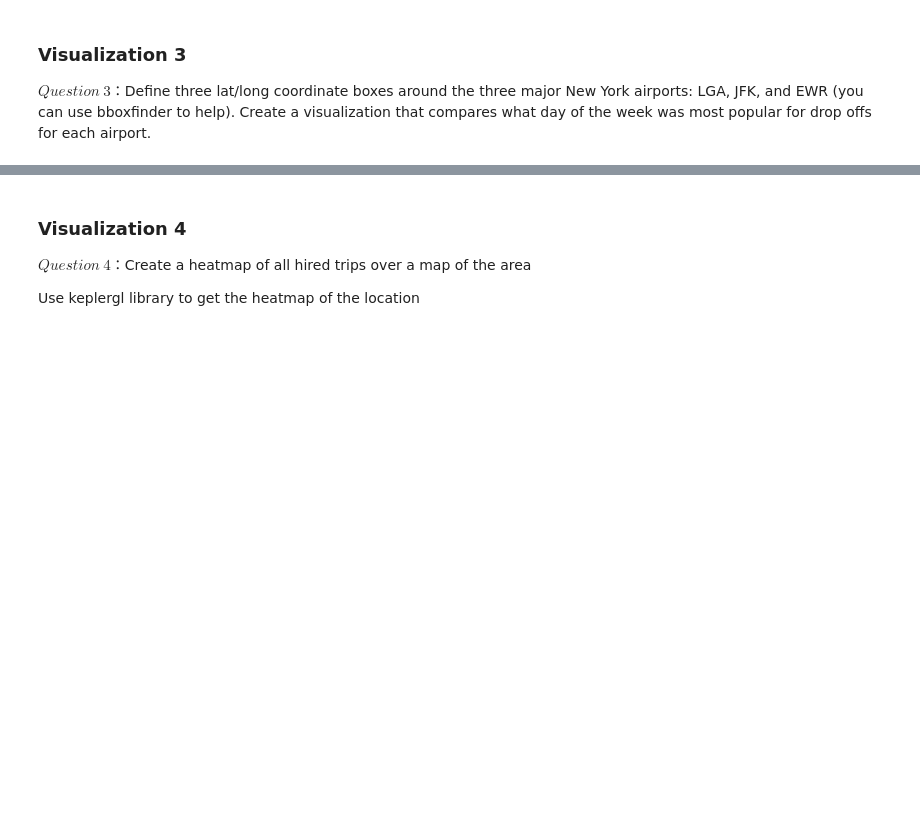
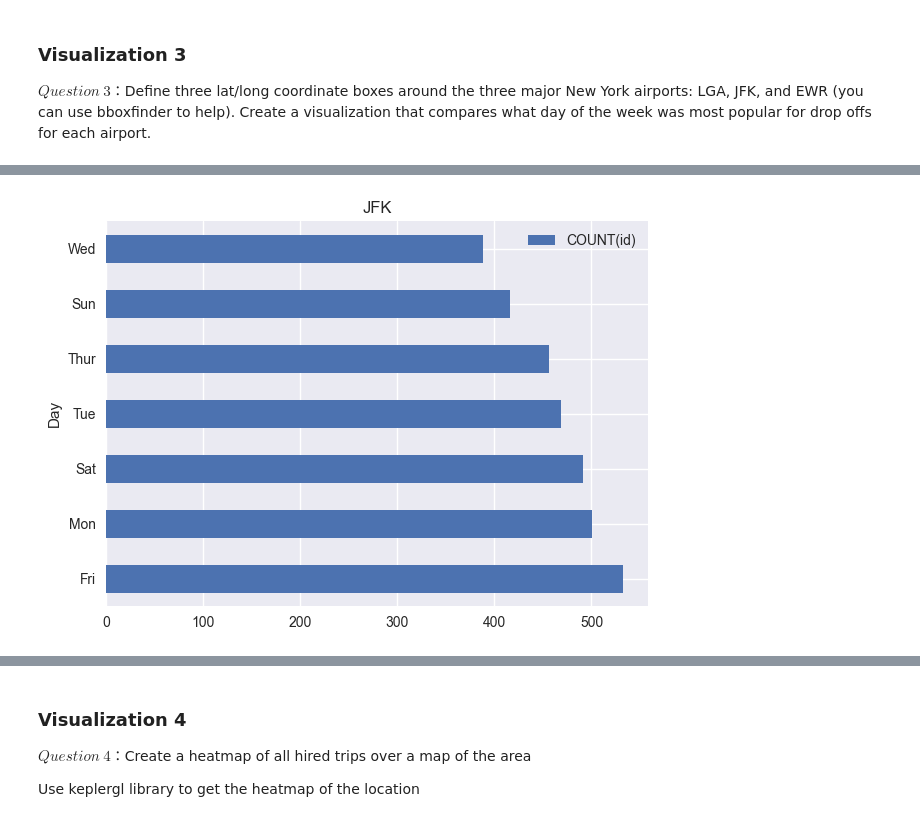
Before and after one commit to simplify1213/Project-4501-test, a Jupyter notebook: 4501 Project_V1.ipynb, the cells around one changed output, grey strips where cells are left out. Cells and saved outputs as stored; diff of their text form; code cells hidden in the pictures; blank space fills up the shorter version.

```diff
--- a/4501 Project_V1.ipynb
+++ b/4501 Project_V1.ipynb
@@ -861,3 +951,5 @@ plot_visual_3("LGA")
 # %%
-plot_visual_3("JFK")
+plot_visual_popular_day_dropoffs("JFK")
+# %% [output]
+[figure, added]
 # %%
```
Also changed, not shown: parts of 48 cells of this notebook.
